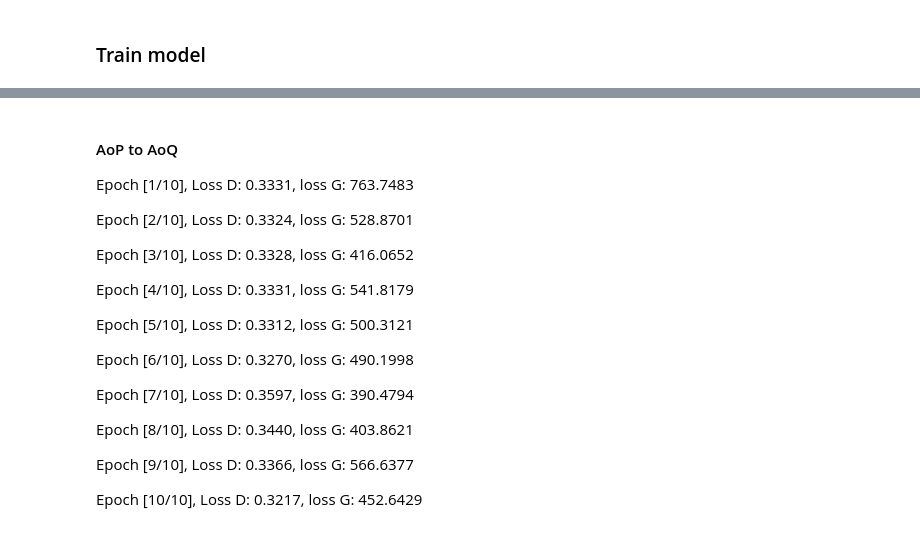
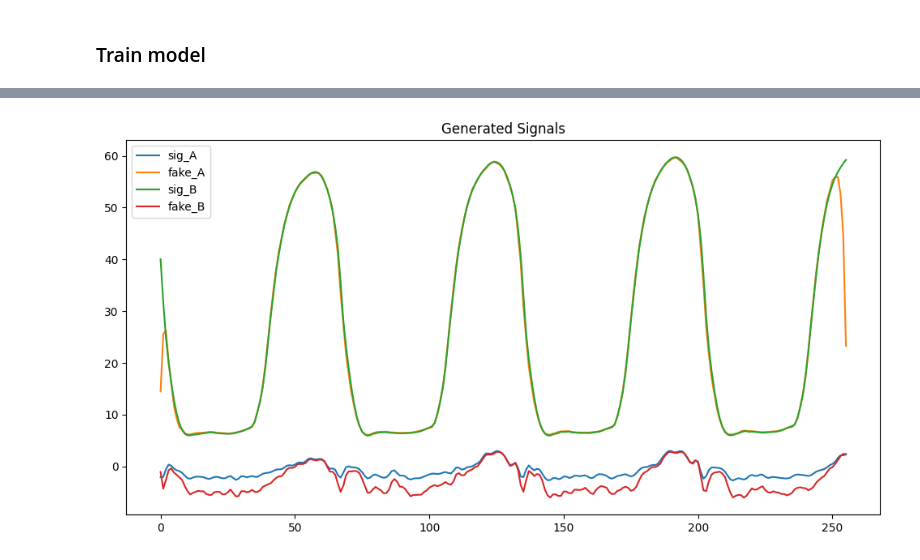
Before and after one commit to Johann4DL/Cycle-Consistent-Prediction-of-Cardiovascular-Signal-Data, a Jupyter notebook: Cycle_GAN.ipynb, the cells around one changed output, grey strips where cells are left out. Cells and saved outputs as stored; diff of their text form; code cells hidden in the pictures.

```diff
--- a/Cycle_GAN.ipynb
+++ b/Cycle_GAN.ipynb
@@ -734,22 +700,12 @@ Epoch [5/5]
-# %% [markdown]
-#### AoP to AoQ
-
-Epoch [1/10], Loss D: 0.3331, loss G: 763.7483
-
-Epoch [2/10], Loss D: 0.3324, loss G: 528.8701
-
-Epoch [3/10], Loss D: 0.3328, loss G: 416.0652
-
-Epoch [4/10], Loss D: 0.3331, loss G: 541.8179
-
-Epoch [5/10], Loss D: 0.3312, loss G: 500.3121
-
-Epoch [6/10], Loss D: 0.3270, loss G: 490.1998
-
-Epoch [7/10], Loss D: 0.3597, loss G: 390.4794
-
-Epoch [8/10], Loss D: 0.3440, loss G: 403.8621
-
-Epoch [9/10], Loss D: 0.3366, loss G: 566.6377
-
-Epoch [10/10], Loss D: 0.3217, loss G: 452.6429
+# %%
+# load csv
+df = pd.read_csv('generated_signals.csv')
+df.drop('Unnamed: 0', axis=1, inplace=True)
+
+# plot df
+df.plot(figsize=(12, 6), title='Generated Signals')
+
+# save plot
+plt.savefig('{}_to_{}.png'.format(SIG_A, SIG_B), bbox_inches='tight')
+# %% [output]
+[figure, added]
```
Also changed, not shown: parts of 38 cells of this notebook, 12 other files.
